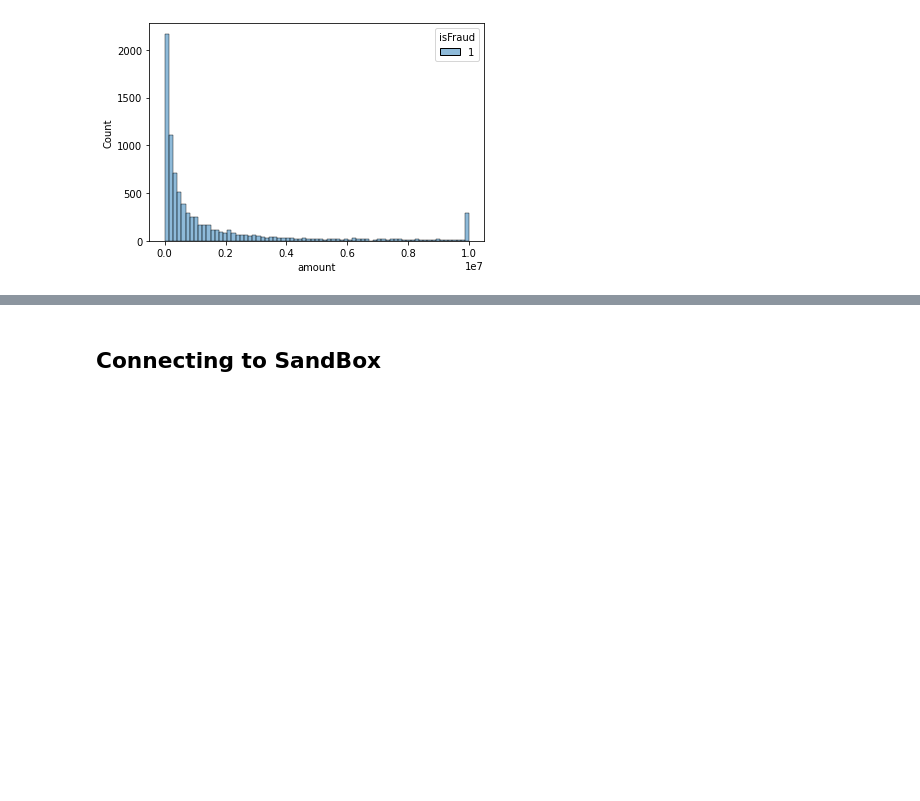
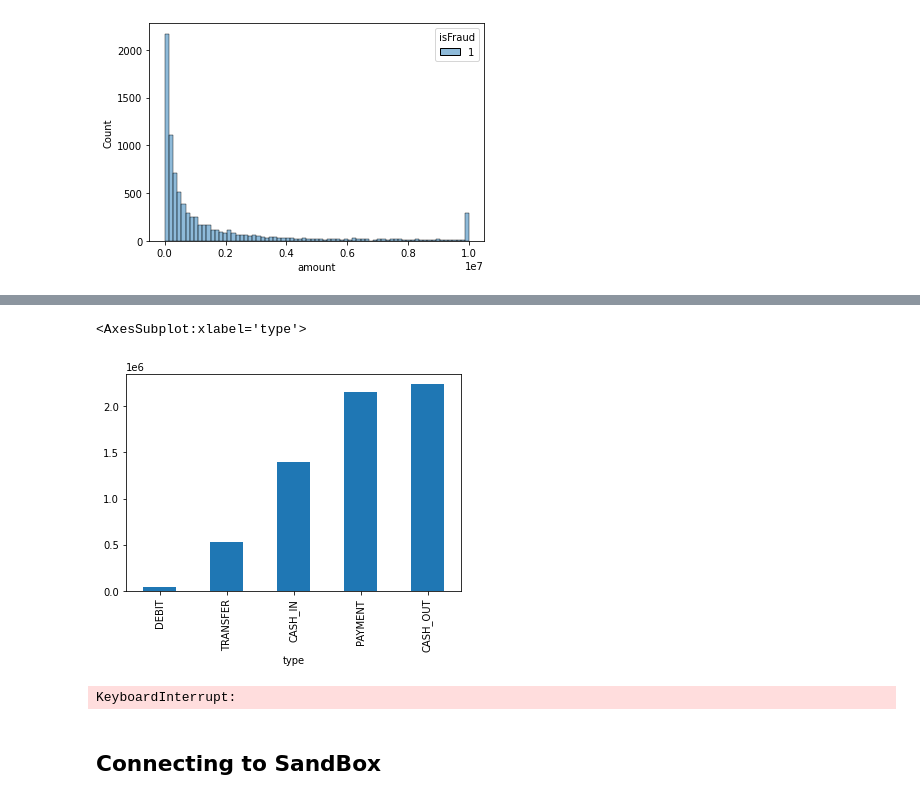
Before and after one commit to BiaPri/Graph_Fraud_Detection, a Jupyter notebook: Neo_Driver.ipynb, the cells around one changed output, grey strips where cells are left out. Cells and saved outputs as stored; diff of their text form; code cells hidden in the pictures; blank space fills up the shorter version.

```diff
--- a/Neo_Driver.ipynb
+++ b/Neo_Driver.ipynb
@@ -60,3 +77,12 @@ sns.histplot(x='amount', hue='isFraud', data=df[df['isFraud']==1])
+# %%
+df.groupby('type').count()['isFraud'].sort_values(ascending=True).plot(kind="bar")
+# %% [output]
+<AxesSubplot:xlabel='type'>
+[figure, added]
+# %%
+sns.barplot(x='type', y='isFraud', data=df)
+# %% [output]
+KeyboardInterrupt:
 # %% [markdown]
 ## Connecting to SandBox
 # %%
```
Also changed, not shown: parts of 1 cell of this notebook.
